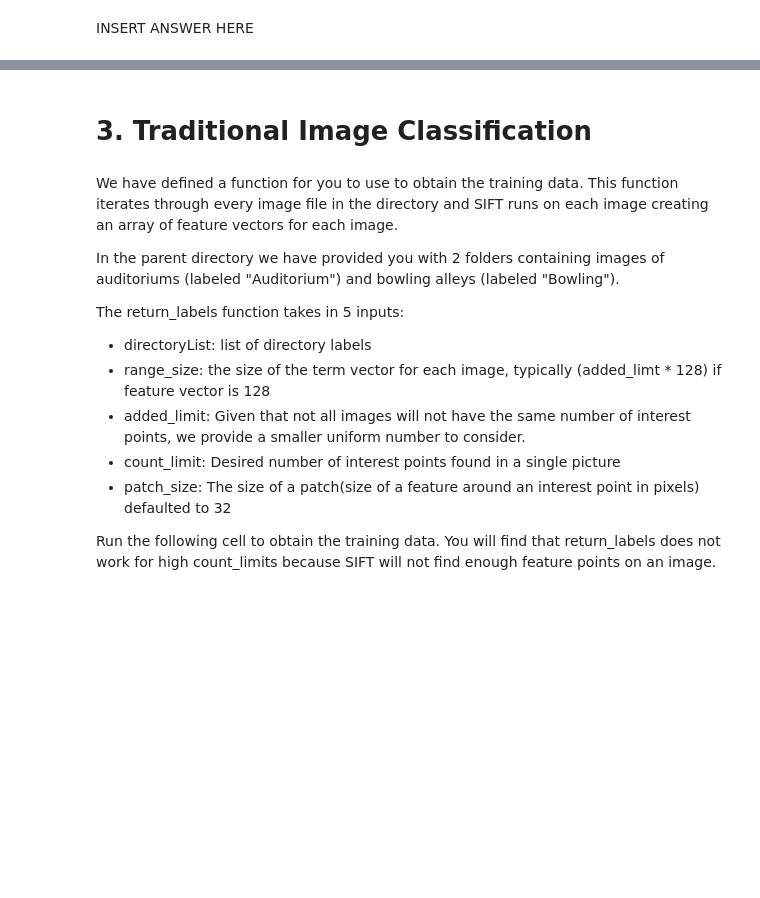
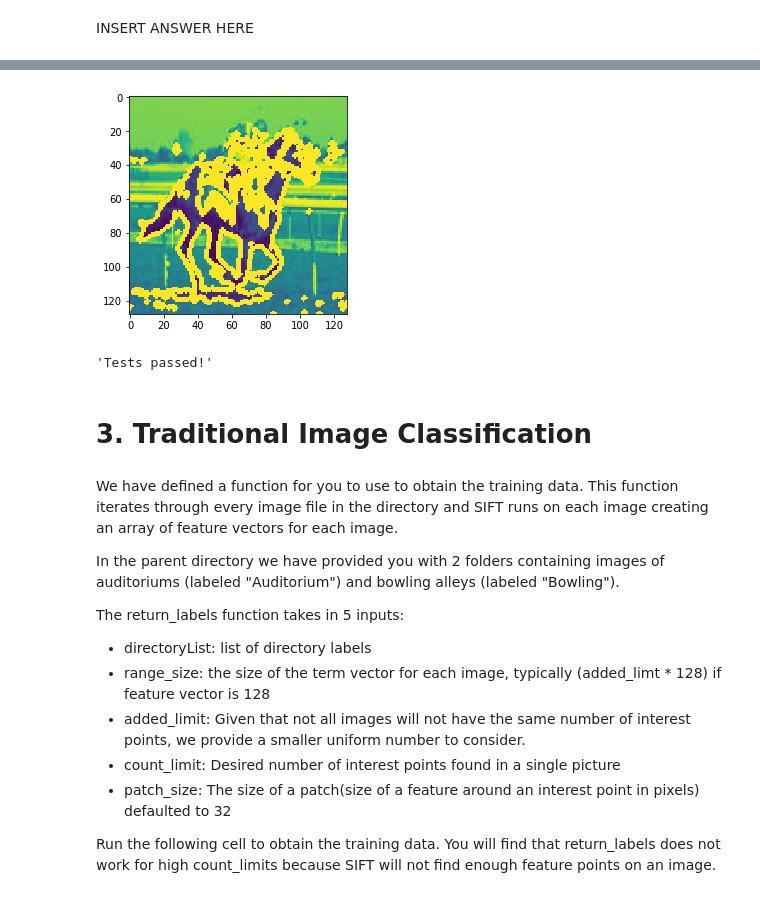
Before and after one commit to vontell/834-PSET, a Jupyter notebook: Image Classification-runthrough.ipynb, the cells around one changed output, grey strips where cells are left out. Cells and saved outputs as stored; diff of their text form; code cells hidden in the pictures; blank space fills up the shorter version.

```diff
--- a/Image Classification-runthrough.ipynb
+++ b/Image Classification-runthrough.ipynb
@@ -61,3 +144,8 @@ INSERT ANSWER HERE
+# %%
+test_returnPoints(returnPoints)
+# %% [output]
+[figure, added]
+'Tests passed!'
 # %% [markdown]
 # 3. Traditional Image Classification
 # %% [markdown]
```
Also changed, not shown: parts of 5 cells of this notebook, 3 other files.
